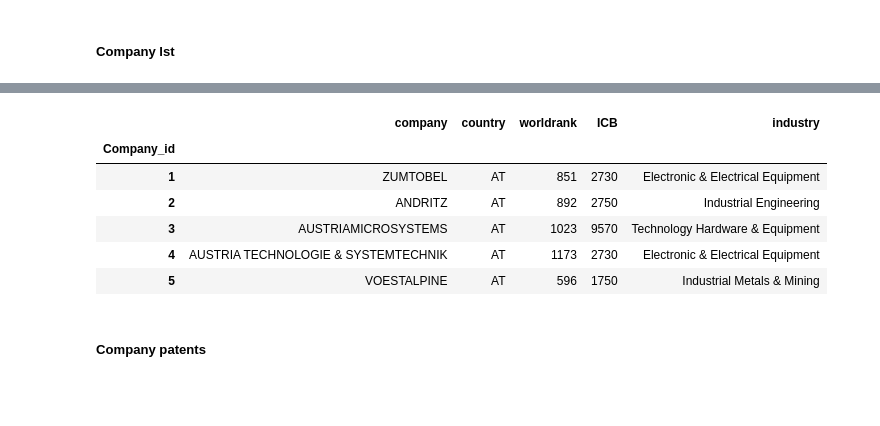
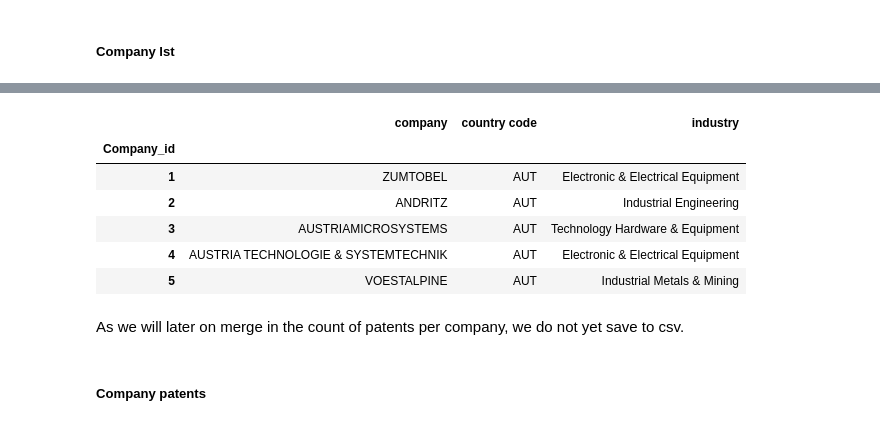
Before and after one commit to FHnt97/Project-Week-8-Final-Project, a Jupyter notebook: your-project/01_code/01_Data_warangling.ipynb, the cells around one changed output, grey strips where cells are left out. Drawn from its saved outputs; the diff is of its cells as text; code cells hidden in the pictures; blank space fills up the shorter version.

```diff
--- a/your-project/01_code/01_Data_warangling.ipynb
+++ b/your-project/01_code/01_Data_warangling.ipynb
@@ -213,3 +317,12 @@ company_lst = pd.read_csv("../00_data/01_raw/patent_data/2017-COR&DIP_Company_li
+# %%
+# needs a change of country naming!!!
+
+# change country indexing to 3 letter naming for consistency:
+# merge in inofrmation
+company_lst= company_lst.merge(country_2c, how="left", on="country code2")
+# %%
+# drop all not needed cols
+company_lst.drop(["country name", "country code2"], axis=1, inplace=True)
 # %%
 company_lst.head()
 # %% [output]
@@ -232,6 +334,0 @@ ICB-3D: Industry sector, as listed in the 2015 Scoreboard
-# %%
-# drop unecessary columns
-company_lst.drop(["NACE2", "ISIC4_STAN38"], axis=1, inplace=True)
-# %%
-# make column names more understandable
-company_lst = company_lst.rename(columns = {"Company_name":"company", "Ctry_Code":"country", "Worldrank":"worldrank", "ICB3":"ICB"})
@@ -247,13 +335,17 @@ company_lst.head()
 # %%
-# merge ICB industry name of index, then drop ICB index column
-company_lst= company_lst.merge(df, how="left", on="ICB").set_index("Company_id")
-#company_lst.drop("ICB", axis=1, inplace=True)
+# merge ICB industry name of index
+company_lst= company_lst.merge(industry_in, how="left", on="ICB").set_index("Company_id")
+
+# drop ICB index column
+company_lst.drop("ICB", axis=1, inplace=True)
+
+# view changes
 company_lst.head()
 # %% [output]
-|  | company | country | worldrank | ICB | industry |
-| Company_id |  |  |  |  |  |
-| 1 | ZUMTOBEL | AT | 851 | 2730 | Electronic & Electrical Equipment |
-| 2 | ANDRITZ | AT | 892 | 2750 | Industrial Engineering |
-| 3 | AUSTRIAMICROSYSTEMS | AT | 1023 | 9570 | Technology Hardware & Equipment |
-| 4 | AUSTRIA TECHNOLOGIE & SYSTEMTECHNIK | AT | 1173 | 2730 | Electronic & Electrical Equipment |
-| 5 | VOESTALPINE | AT | 596 | 1750 | Industrial Metals & Mining |
+|  | company | country code | industry |
+| Company_id |  |  |  |
+| 1 | ZUMTOBEL | AUT | Electronic & Electrical Equipment |
+| 2 | ANDRITZ | AUT | Industrial Engineering |
+| 3 | AUSTRIAMICROSYSTEMS | AUT | Technology Hardware & Equipment |
+| 4 | AUSTRIA TECHNOLOGIE & SYSTEMTECHNIK | AUT | Electronic & Electrical Equipment |
+| 5 | VOESTALPINE | AUT | Industrial Metals & Mining |
@@ -262,3 +352,5 @@ company_lst.head()
+# %% [markdown]
+As we will later on merge in the count of patents per company, we do not yet save to csv.
 # %% [markdown]
 ##### Company patents
 # %%
```
Also changed, not shown: parts of 91 cells of this notebook.
